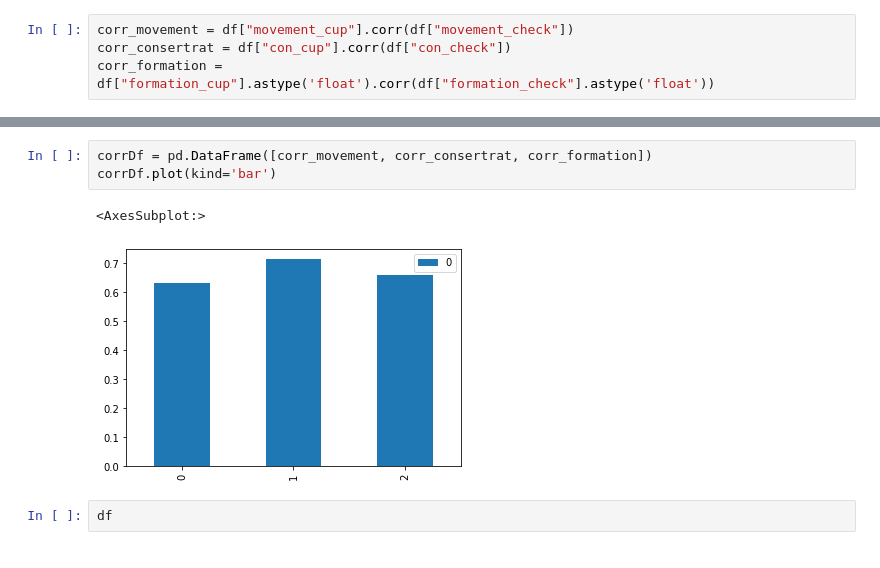
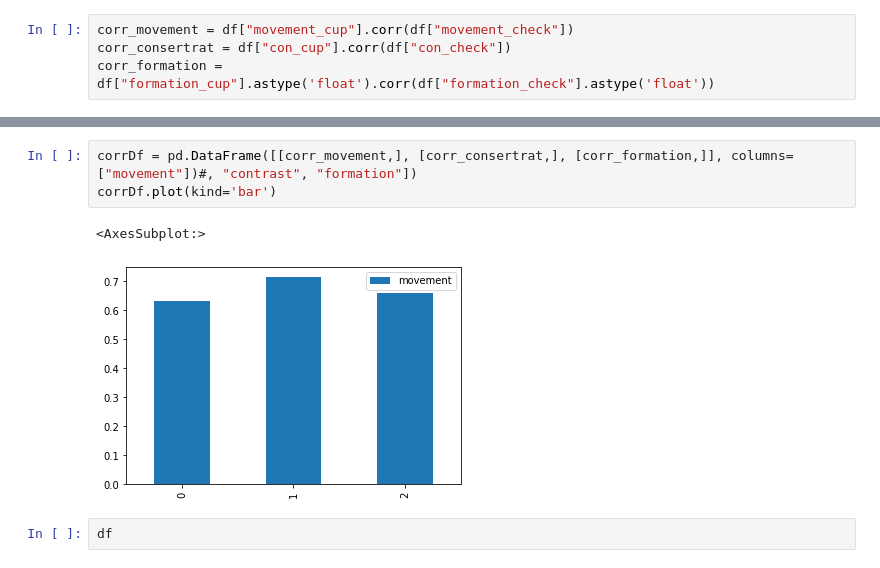
Before and after one commit to aviadm24/jupyter, a Jupyter notebook: Untitled.ipynb, the cells around one changed output, grey strips where cells are left out. Saved outputs shown, nothing was run; the diff lists cells and outputs as text.

```diff
--- a/Untitled.ipynb
+++ b/Untitled.ipynb
@@ -98,9 +52,9 @@ corr_formation:  0.659031198643948
 # %%
-corrDf = pd.DataFrame([corr_movement, corr_consertrat, corr_formation])
+corrDf = pd.DataFrame([[corr_movement,], [corr_consertrat,], [corr_formation,]], columns=["movement"])#, "contrast", "formation"])
 corrDf.plot(kind='bar')
 # %% [output]
 <AxesSubplot:>
-[figure, old version]
+[figure, new version]
 # %%
 df
 # %% [output]
```
Also changed, not shown: parts of 11 cells of this notebook, 2 other files.
